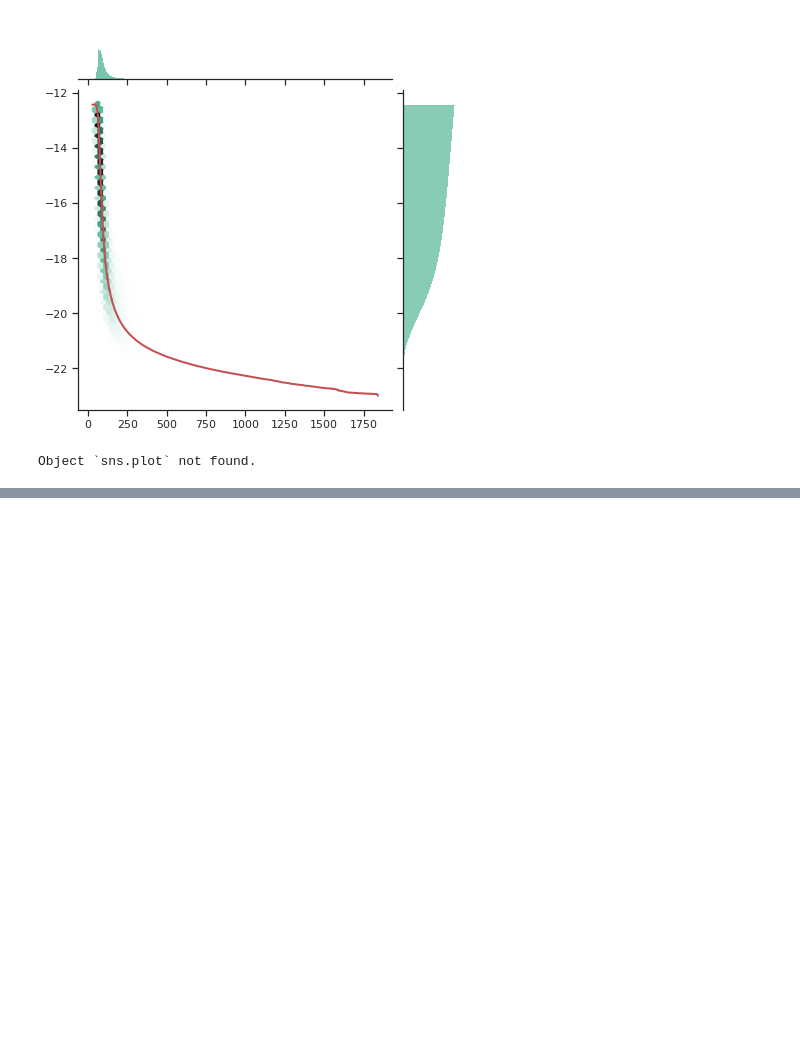
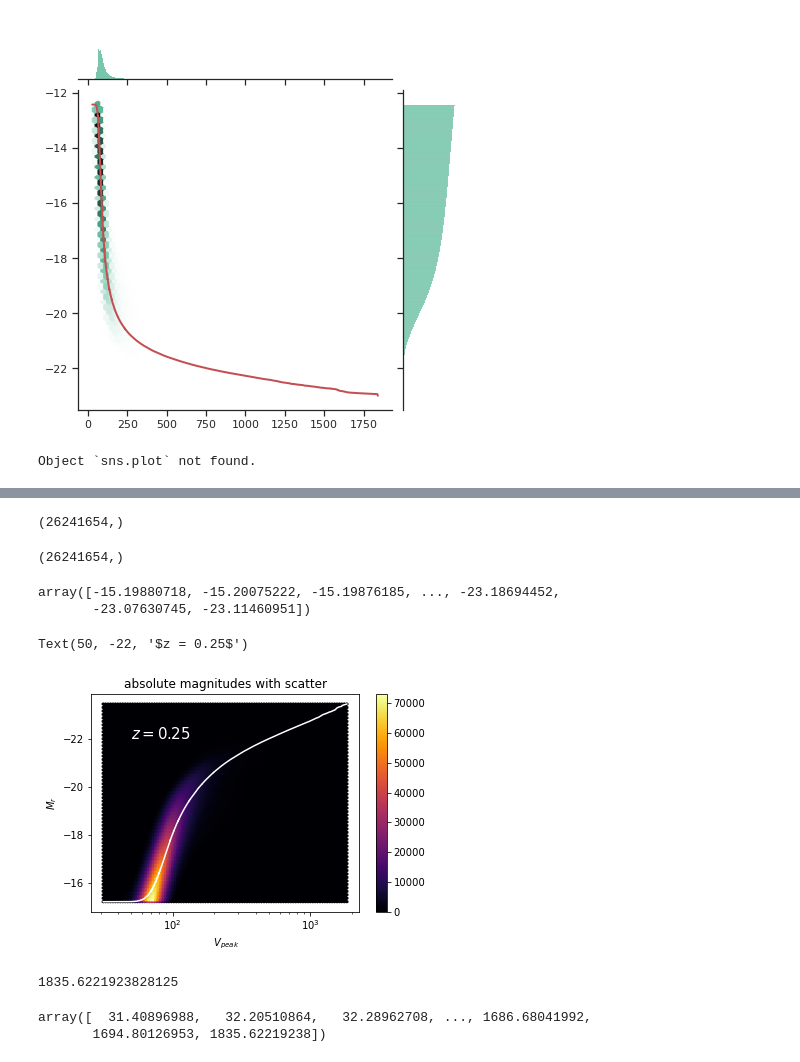
Before and after one commit to zhengyun0215/mock, a Jupyter notebook: newmag.ipynb, the cells around one changed output, grey strips where cells are left out. Cells and saved outputs as stored; diff of their text form; code cells hidden in the pictures; blank space fills up the shorter version.

```diff
--- a/newmag.ipynb
+++ b/newmag.ipynb
@@ -518,0 +495,40 @@ Object `sns.plot` not found.
+# %%
+sca_92 = np.loadtxt('/home/yunzheng/mock/abundance_new/data/scattermag/mag_92.txt')
+# %%
+vpeak_92 = np.loadtxt('/home/yunzheng/mock/abundance_new/data/largedata/vpeak_92.txt')
+# %%
+sca_92.shape
+# %% [output]
+(26241654,)
+# %%
+vpeak_92.shape
+# %% [output]
+(26241654,)
+# %%
+stag_92 = np.argsort(-sca_92)
+sca_mag_92 = sca_92[stag_92]
+# %%
+new_mag_92 = newmag_92[stag_92]
+# %%
+new_mag_92
+# %% [output]
+array([-15.19880718, -15.20075222, -15.19876185, ..., -23.18694452,
+       -23.07630745, -23.11460951])
+# %%
+plt.hexbin(vpeak_92,new_mag_92,xscale = 'log',cmap = 'inferno')
+plt.gca().invert_yaxis()
+plt.plot(vpeak_92,newmag_92,color = 'white',label = '$z = 0.25$')
+plt.colorbar()
+plt.title(r'absolute magnitudes with scatter')
+plt.xlabel(r' $V_{peak}$ ')
+plt.ylabel(r'$M_{r}$')
+plt.text(50,-22,'$z = 0.25$',size = 15, color = "white",weight = "light")
+
+# plt.savefig('/home/yunzheng/mock/abundance_new/picture/M_scatter_92.pdf',dpi = 100)
+# %% [output]
+Text(50, -22, '$z = 0.25$')
+[figure, added]
+# %%
+max(vpeak_92)
+# %% [output]
+1835.6221923828125
@@ -518,0 +537,5 @@ Object `sns.plot` not found.
+# %%
+vpeak_92
+# %% [output]
+array([  31.40896988,   32.20510864,   32.28962708, ..., 1686.68041992,
+       1694.80126953, 1835.62219238])
```
Also changed, not shown: parts of 12 cells of this notebook.
